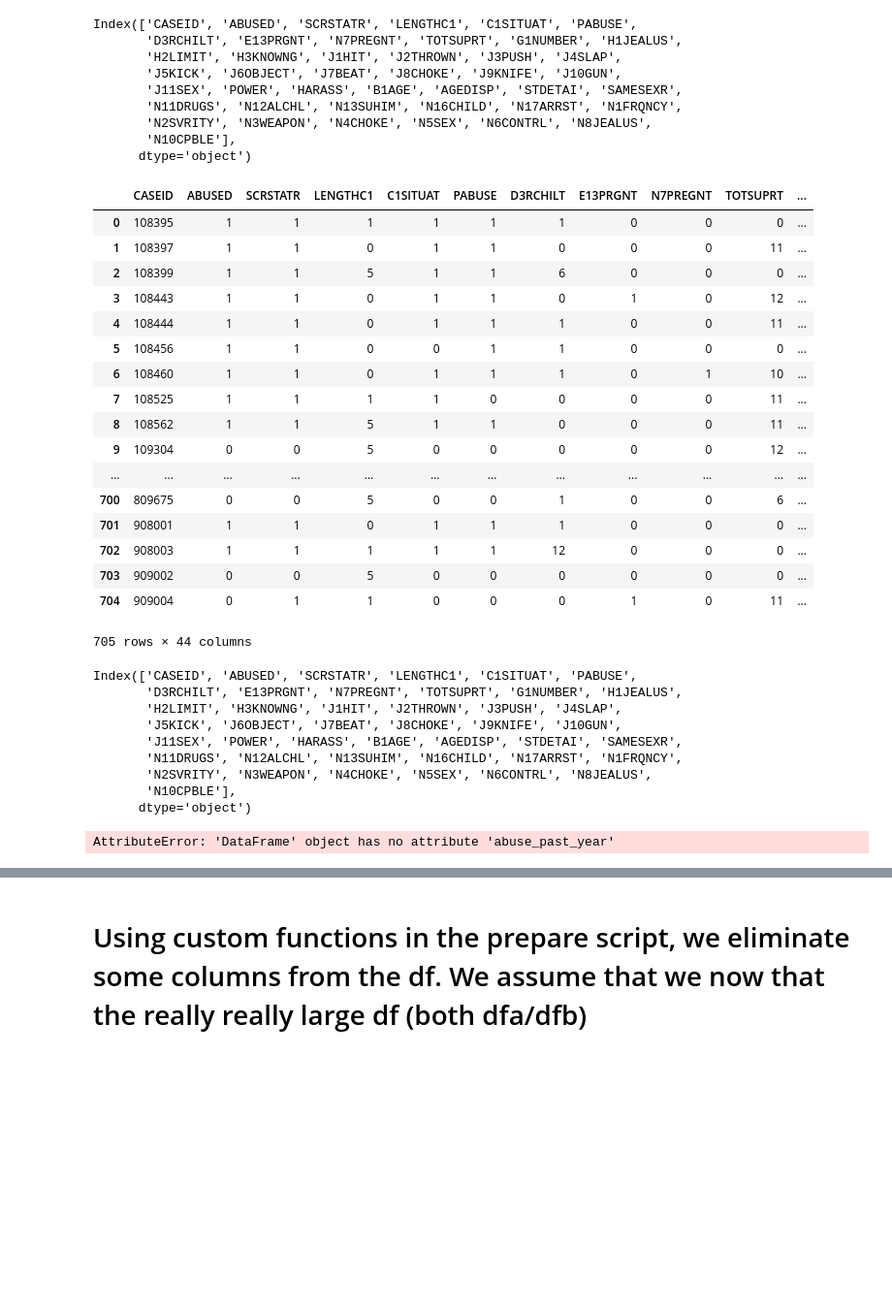
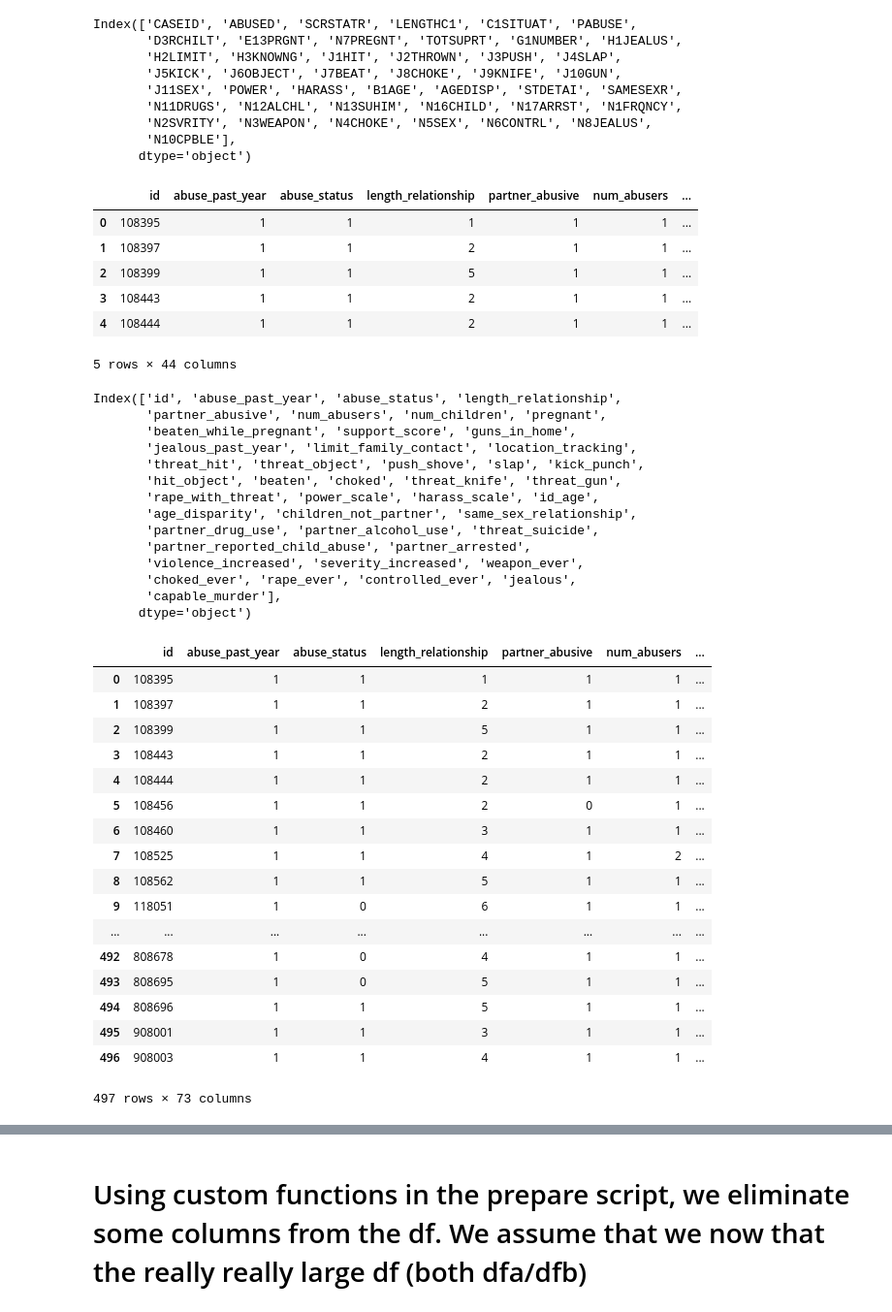
Before and after one commit to codeup-capstone-one/domestic-violence, a Jupyter notebook: jesse_dvproject_phase2.ipynb, the cells around one changed output, grey strips where cells are left out. Shown at 97% size. Drawn from its saved outputs; the diff is of its cells as text; code cells hidden in the pictures; blank space fills up the shorter version.

```diff
--- a/jesse_dvproject_phase2.ipynb
+++ b/jesse_dvproject_phase2.ipynb
@@ -208,4 +208,7 @@ Index(['CASEID', 'ABUSED', 'SCRSTATR', 'LENGTHC1', 'C1SITUAT', 'PABUSE',
        'N2SVRITY', 'N3WEAPON', 'N4CHOKE', 'N5SEX', 'N6CONTRL', 'N8JEALUS',
        'N10CPBLE'],
       dtype='object')
+# %%
+#use prepare function to rename features
+dfa = prepare.rename_columns_all(dfa)
 # %%
@@ -214,42 +215,53 @@ prepare.rename_columns_all(dfa)
 # use prepare function to re-encode data
 prepare.replace_nonvals_all(dfa)
-# %%
-prepare.rename_columns_all(dfa)
-# %% [output]
-|  | CASEID | ABUSED | SCRSTATR | LENGTHC1 | C1SITUAT | PABUSE | D3RCHILT | E13PRGNT | N7PREGNT | TOTSUPRT | ... |
-| 0 | 108395 | 1 | 1 | 1 | 1 | 1 | 1 | 0 | 0 | 0 | ... |
-| 1 | 108397 | 1 | 1 | 0 | 1 | 1 | 0 | 0 | 0 | 11 | ... |
-| 2 | 108399 | 1 | 1 | 5 | 1 | 1 | 6 | 0 | 0 | 0 | ... |
-| 3 | 108443 | 1 | 1 | 0 | 1 | 1 | 0 | 1 | 0 | 12 | ... |
-| 4 | 108444 | 1 | 1 | 0 | 1 | 1 | 1 | 0 | 0 | 11 | ... |
-| 5 | 108456 | 1 | 1 | 0 | 0 | 1 | 1 | 0 | 0 | 0 | ... |
-| 6 | 108460 | 1 | 1 | 0 | 1 | 1 | 1 | 0 | 1 | 10 | ... |
-| 7 | 108525 | 1 | 1 | 1 | 1 | 0 | 0 | 0 | 0 | 11 | ... |
-| 8 | 108562 | 1 | 1 | 5 | 1 | 1 | 0 | 0 | 0 | 11 | ... |
-| 9 | 109304 | 0 | 0 | 5 | 0 | 0 | 0 | 0 | 0 | 12 | ... |
-| ... | ... | ... | ... | ... | ... | ... | ... | ... | ... | ... | ... |
-| 700 | 809675 | 0 | 0 | 5 | 0 | 0 | 1 | 0 | 0 | 6 | ... |
-| 701 | 908001 | 1 | 1 | 0 | 1 | 1 | 1 | 0 | 0 | 0 | ... |
-| 702 | 908003 | 1 | 1 | 1 | 1 | 1 | 12 | 0 | 0 | 0 | ... |
-| 703 | 909002 | 0 | 0 | 5 | 0 | 0 | 0 | 0 | 0 | 0 | ... |
-| 704 | 909004 | 0 | 1 | 1 | 0 | 0 | 0 | 1 | 0 | 11 | ... |
-705 rows × 44 columns
+# %%
+dfa.head()
+# %% [output]
+|  | id | abuse_past_year | abuse_status | length_relationship | partner_abusive | num_abusers | ... |
+| 0 | 108395 | 1 | 1 | 1 | 1 | 1 | ... |
+| 1 | 108397 | 1 | 1 | 2 | 1 | 1 | ... |
+| 2 | 108399 | 1 | 1 | 5 | 1 | 1 | ... |
+| 3 | 108443 | 1 | 1 | 2 | 1 | 1 | ... |
+| 4 | 108444 | 1 | 1 | 2 | 1 | 1 | ... |
+5 rows × 44 columns
 # %%
 dfa.columns
 # %% [output]
-Index(['CASEID', 'ABUSED', 'SCRSTATR', 'LENGTHC1', 'C1SITUAT', 'PABUSE',
-       'D3RCHILT', 'E13PRGNT', 'N7PREGNT', 'TOTSUPRT', 'G1NUMBER', 'H1JEALUS',
-       'H2LIMIT', 'H3KNOWNG', 'J1HIT', 'J2THROWN', 'J3PUSH', 'J4SLAP',
-       'J5KICK', 'J6OBJECT', 'J7BEAT', 'J8CHOKE', 'J9KNIFE', 'J10GUN',
-       'J11SEX', 'POWER', 'HARASS', 'B1AGE', 'AGEDISP', 'STDETAI', 'SAMESEXR',
-       'N11DRUGS', 'N12ALCHL', 'N13SUHIM', 'N16CHILD', 'N17ARRST', 'N1FRQNCY',
-       'N2SVRITY', 'N3WEAPON', 'N4CHOKE', 'N5SEX', 'N6CONTRL', 'N8JEALUS',
-       'N10CPBLE'],
+Index(['id', 'abuse_past_year', 'abuse_status', 'length_relationship',
+       'partner_abusive', 'num_abusers', 'num_children', 'pregnant',
+       'beaten_while_pregnant', 'support_score', 'guns_in_home',
+       'jealous_past_year', 'limit_family_contact', 'location_tracking',
+       'threat_hit', 'threat_object', 'push_shove', 'slap', 'kick_punch',
+       'hit_object', 'beaten', 'choked', 'threat_knife', 'threat_gun',
+       'rape_with_threat', 'power_scale', 'harass_scale', 'id_age',
+       'age_disparity', 'children_not_partner', 'same_sex_relationship',
+       'partner_drug_use', 'partner_alcohol_use', 'threat_suicide',
+       'partner_reported_child_abuse', 'partner_arrested',
+       'violence_increased', 'severity_increased', 'weapon_ever',
+       'choked_ever', 'rape_ever', 'controlled_ever', 'jealous',
+       'capable_murder'],
       dtype='object')
 # %%
 prepare.merge_all_recid(dfa, dfb)
 # %% [output]
+|  | id | abuse_past_year | abuse_status | length_relationship | partner_abusive | num_abusers | ... |
+| 0 | 108395 | 1 | 1 | 1 | 1 | 1 | ... |
+| 1 | 108397 | 1 | 1 | 2 | 1 | 1 | ... |
+| 2 | 108399 | 1 | 1 | 5 | 1 | 1 | ... |
+| 3 | 108443 | 1 | 1 | 2 | 1 | 1 | ... |
+| 4 | 108444 | 1 | 1 | 2 | 1 | 1 | ... |
+| 5 | 108456 | 1 | 1 | 2 | 0 | 1 | ... |
+| 6 | 108460 | 1 | 1 | 3 | 1 | 1 | ... |
+| 7 | 108525 | 1 | 1 | 4 | 1 | 2 | ... |
+| 8 | 108562 | 1 | 1 | 5 | 1 | 1 | ... |
+| 9 | 118051 | 1 | 0 | 6 | 1 | 1 | ... |
+| ... | ... | ... | ... | ... | ... | ... | ... |
+| 492 | 808678 | 1 | 0 | 4 | 1 | 1 | ... |
+| 493 | 808695 | 1 | 0 | 5 | 1 | 1 | ... |
+| 494 | 808696 | 1 | 1 | 5 | 1 | 1 | ... |
+| 495 | 908001 | 1 | 1 | 3 | 1 | 1 | ... |
+| 496 | 908003 | 1 | 1 | 4 | 1 | 1 | ... |
-AttributeError: 'DataFrame' object has no attribute 'abuse_past_year'
+497 rows × 73 columns
 # %%
 df_so_very_large = prepare.merge_all_recid(dfa, dfb)
 # %%
```
Also changed, not shown: parts of 16 cells of this notebook.
